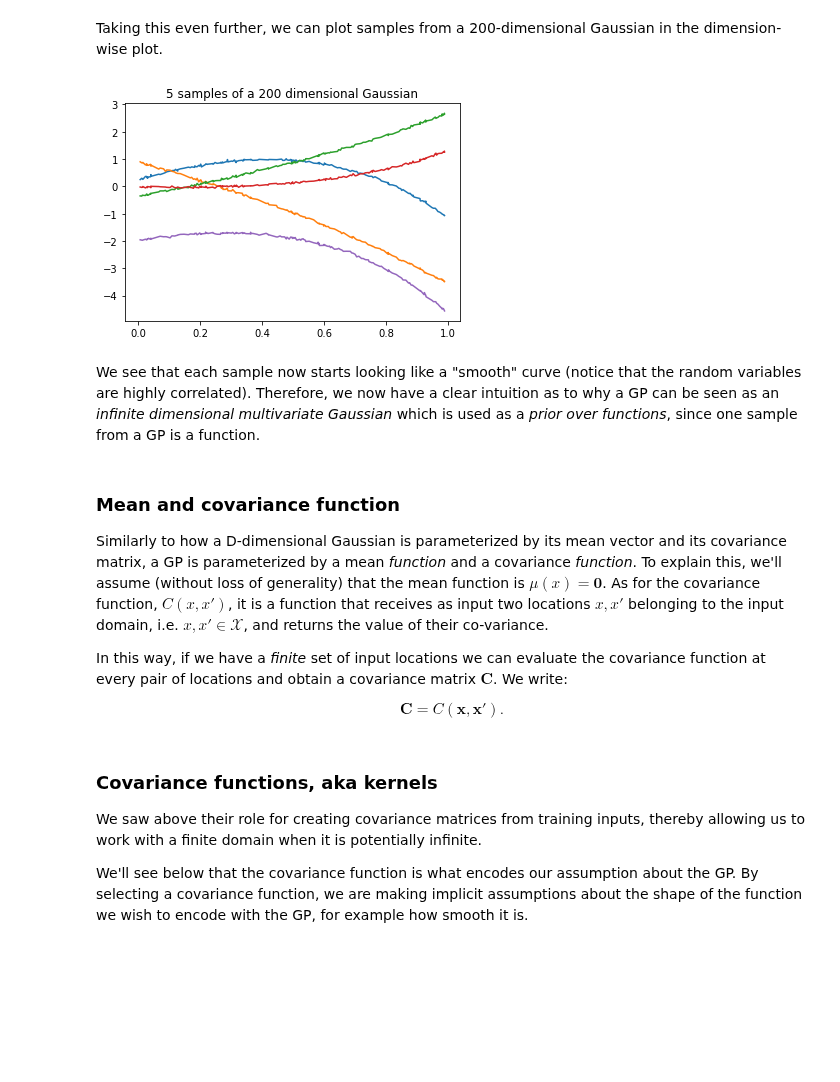
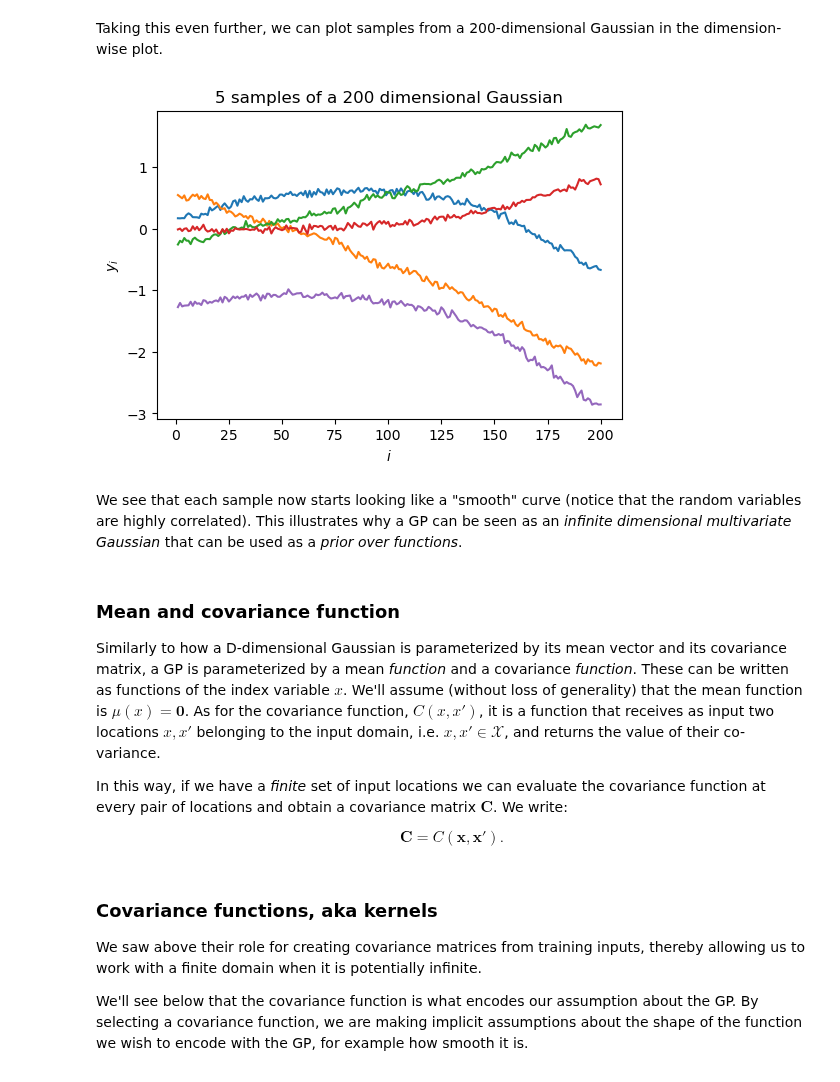
Before and after one commit to stommen/tif285, a Jupyter notebook: MachineLearning/GP/demo-GaussianProcesses.ipynb, the cells around one changed output. Saved outputs shown, nothing was run; the diff lists cells and outputs as text; code cells hidden in the pictures; blank space fills up the shorter version.

```diff
--- a/MachineLearning/GP/demo-GaussianProcesses.ipynb
+++ b/MachineLearning/GP/demo-GaussianProcesses.ipynb
@@ -80,9 +157,9 @@ sigma = np.array([[1, 0.5], [0.5, 1]]); # covariance of the Gaussian
 
 # Generate samples
 np.random.seed(10)
-samples = gen_Gaussian_samples(mu,sigma,N)
+samples = MVN(mean=mu,cov=sigma).rvs(size=N)
 
-f=plt.figure(figsize=(12,8));
+f=plt.figure(figsize=(10,6));
 ax1=plt.subplot(1, 2, 1,autoscale_on=True, aspect='equal')
 #set_limits(samples)
 plot_Gaussian_contours(samples[:,0],samples[:,1],mu,sigma)
@@ -127,7 +204,7 @@ But let's plot them as before dimension-wise...
 
 > Which one is which?
 # %%
-f=plt.figure(figsize=(18,5));
+f=plt.figure(figsize=(12,4));
 perm = np.random.permutation(samplesUncor.shape[0])[0::14]
 
 ax1=plt.subplot(1, 2, 2); ax1.set_aspect('auto')
@@ -150,24 +227,26 @@ plt.ylim([samplesUncor.min()-0.3, samplesUncor.max()+0.3]);
 * Because I don't want to write down the full 8x8 covariance matrix, I define a "random" one through a mathematical procedure that is guaranteed to give me back a positive definite and symmetric matrix (i.e. a valid covariance). More on this later.
 # %%
 N=5
-mu = np.array([0,0,0,0,0,0,0,0])
-D = mu.shape[0]
+D = 8
+mu = np.zeros(D)
 
-# Generate random covariance matrix
-tmp = np.sort(np.random.rand(D))[:,None]
-tmp2 = tmp**np.arange(5)
-sigma = 5*np.dot(tmp2,tmp2.T) + 0.005*np.eye(D)
+# Generate a random covariance matrix
+sigma = randomCovarianceMatrix(D)
+
 with np.printoptions(precision=2, suppress=True):
     print('Covariance matrix:')
     print(sigma)
     print('Eigenvalues all larger than zero')
     print(np.linalg.eigvals(sigma))
 
-samples = gen_Gaussian_samples(mu,sigma,N)
+samples = MVN(mean=mu,cov=sigma).rvs(size=N)
 
+fig,ax = plt.subplots(1,1,figsize=(6,4))
 for i in np.arange(N):
-    plt.plot(tmp,samples[i,:], '-o')
+    ax.plot(np.arange(D)+1,samples[i,:], '-o')
 
-plt.gca().set_title(f'{N} samples of a {D} dimensional Gaussian');
+ax.set_ylabel(r'$y_i$')
+ax.set_xlabel(r'$i$')
+ax.set_title(f'{N} samples of a {D} dimensional Gaussian');
 # %% [output]
 Covariance matrix:
@@ -186,28 +265,29 @@ Eigenvalues all larger than zero
 Taking this even further, we can plot samples from a 200-dimensional Gaussian in the dimension-wise plot.
 # %%
 N=5
-D=200
-mu = np.zeros((D,1))[:,0]
+D = 200
+mu = np.zeros(D)
 
-# Generate random covariance matrix
-tmp = np.sort(np.random.rand(D))[:,None]
-tmp2 = tmp**np.arange(5)
-sigma = 5*np.dot(tmp2,tmp2.T)+ 0.0005*np.eye(D)
+# Generate a random covariance matrix
+sigma = randomCovarianceMatrix(D)
 
-samples = gen_Gaussian_samples(mu,sigma,N)
+samples = MVN(mean=mu,cov=sigma).rvs(size=N)
 
+fig,ax = plt.subplots(1,1,figsize=(6,4))
 for i in np.arange(N):
-    plt.plot(tmp,samples[i,:], '-')
+    ax.plot(np.arange(D)+1,samples[i,:], '-')
 
-plt.gca().set_title(f'{N} samples of a {D} dimensional Gaussian');
+ax.set_ylabel(r'$y_i$')
+ax.set_xlabel(r'$i$')
+ax.set_title(f'{N} samples of a {D} dimensional Gaussian');
 # %% [output]
-[figure, old version]
+[figure, new version]
 # %% [markdown]
-We see that each sample now starts looking like a "smooth" curve (notice that the random variables are highly correlated). Therefore, we now have a clear intuition as to why a GP can be seen as an *infinite dimensional multivariate Gaussian* which is used as a *prior over functions*, since one sample from a GP is a function.
+We see that each sample now starts looking like a "smooth" curve (notice that the random variables are highly correlated). This illustrates why a GP can be seen as an *infinite dimensional multivariate Gaussian* that can be used as a *prior over functions*.
 # %% [markdown]
 ### Mean and covariance function
 
-Similarly to how a D-dimensional Gaussian is parameterized by its mean vector and its covariance matrix, a GP is parameterized by a mean *function* and a covariance *function*. To explain this, we'll assume (without loss of generality) that the mean function is $\mu(x) = \mathbf{0}$. As for the covariance function, $C(x,x')$, it is a function that receives as input two locations $x,x'$ belonging to the input domain, i.e. $x,x' \in \mathcal{X}$, and returns the value of their co-variance.
+Similarly to how a D-dimensional Gaussian is parameterized by its mean vector and its covariance matrix, a GP is parameterized by a mean *function* and a covariance *function*. These can be written as functions of the index variable $x$. We'll assume (without loss of generality) that the mean function is $\mu(x) = \mathbf{0}$. As for the covariance function, $C(x,x')$, it is a function that receives as input two locations $x,x'$ belonging to the input domain, i.e. $x,x' \in \mathcal{X}$, and returns the value of their co-variance.
 
 In this way, if we have a *finite* set of input locations we can evaluate the covariance function at every pair of locations and obtain a covariance matrix $\mathbf{C}$. We write:
 
```
Also changed, not shown: parts of 24 cells of this notebook.
